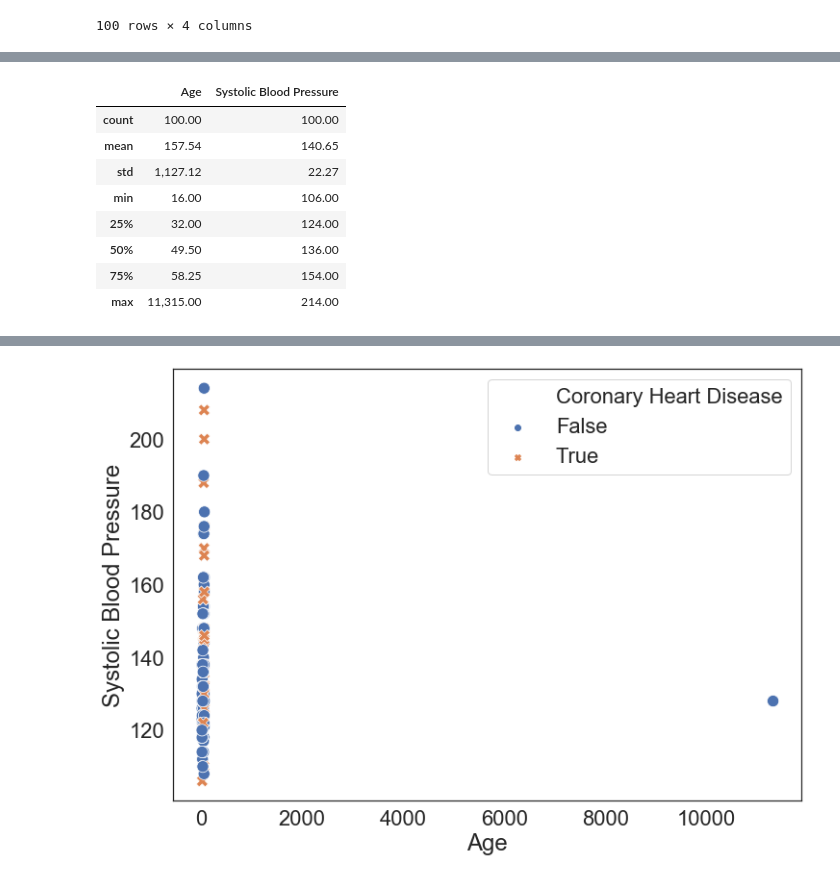
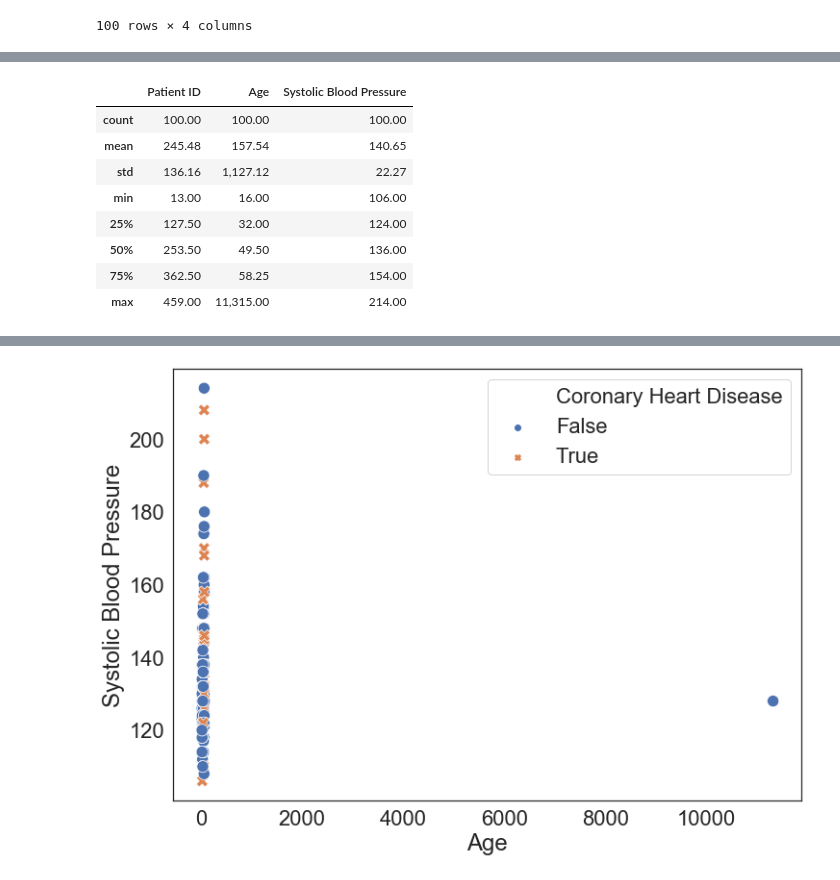
Before and after one commit to hpi-dhc/dm4dh-2020, a Jupyter notebook: 1_ML_Intro.ipynb, the cells around one changed output, grey strips where cells are left out. Cells and saved outputs as stored; diff of their text form; code cells hidden in the pictures.

```diff
--- a/1_ML_Intro.ipynb
+++ b/1_ML_Intro.ipynb
@@ -76,12 +103,12 @@ data_noise.sort_values(f1)
 # %%
-data_noise[[f1, f2, target]].describe()
+data_noise.describe()
 # %% [output]
-|  | Age | Systolic Blood Pressure |
-| count | 100.00 | 100.00 |
-| mean | 157.54 | 140.65 |
-| std | 1,127.12 | 22.27 |
-| min | 16.00 | 106.00 |
-| 25% | 32.00 | 124.00 |
-| 50% | 49.50 | 136.00 |
-| 75% | 58.25 | 154.00 |
-| max | 11,315.00 | 214.00 |
+|  | Patient ID | Age | Systolic Blood Pressure |
+| count | 100.00 | 100.00 | 100.00 |
+| mean | 245.48 | 157.54 | 140.65 |
+| std | 136.16 | 1,127.12 | 22.27 |
+| min | 13.00 | 16.00 | 106.00 |
+| 25% | 127.50 | 32.00 | 124.00 |
+| 50% | 253.50 | 49.50 | 136.00 |
+| 75% | 362.50 | 58.25 | 154.00 |
+| max | 459.00 | 11,315.00 | 214.00 |
```
Also changed, not shown: parts of 19 cells of this notebook.
